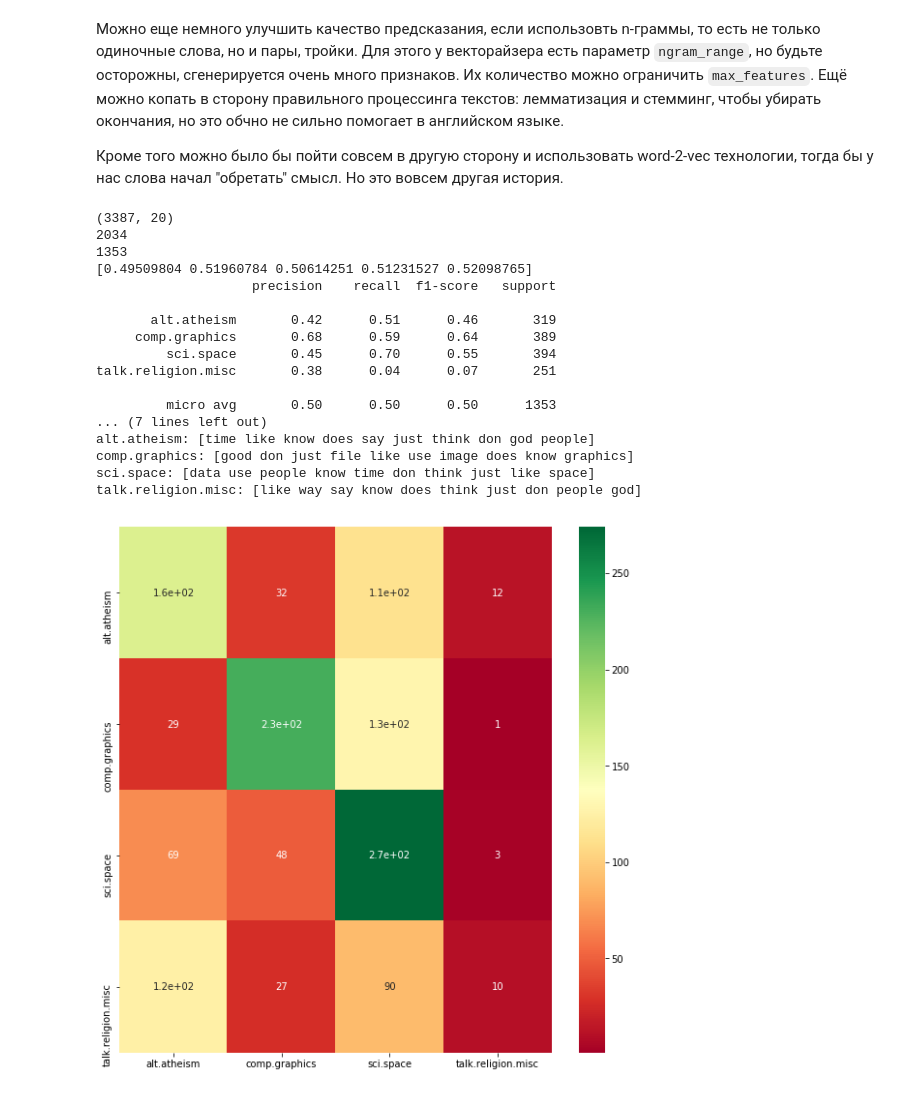
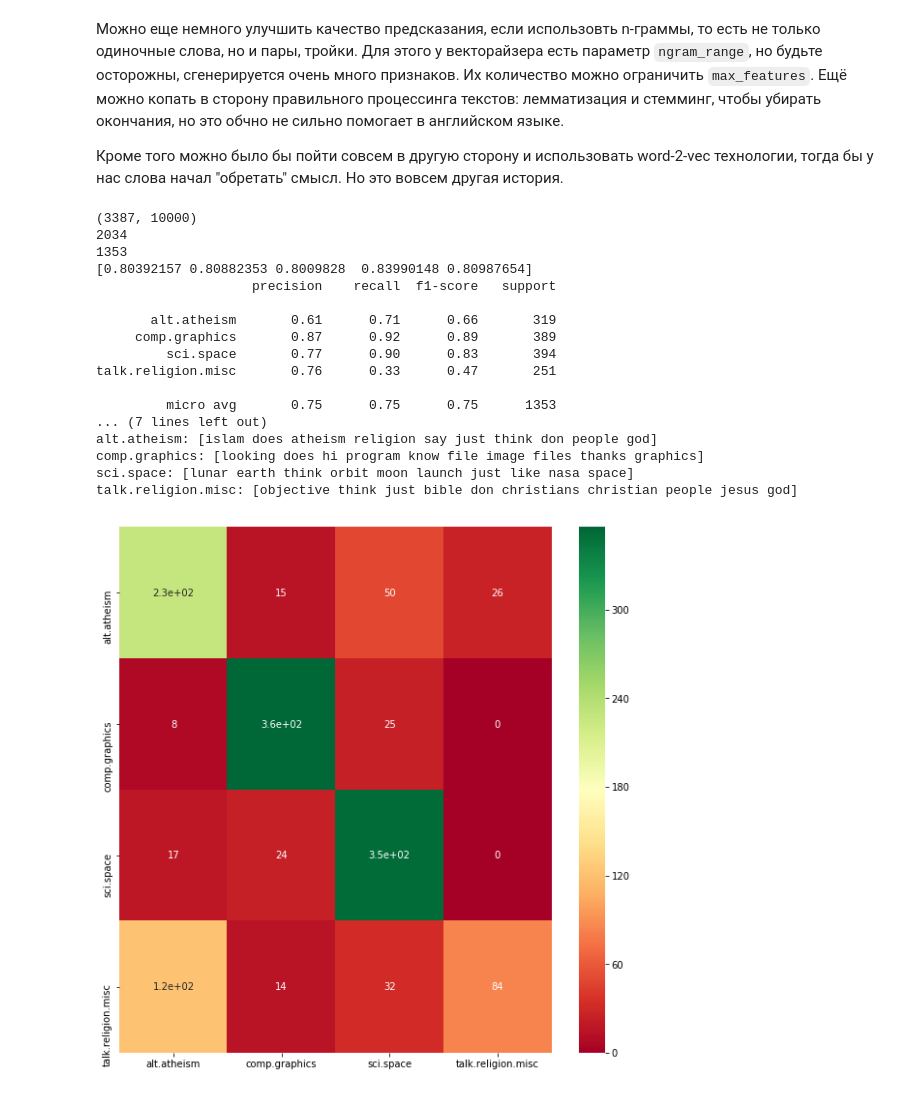
Before and after one commit to evggenshch/7bits_ML_1819, a Jupyter notebook: week08_workshop_08-01-text-classification-bayes_workshop.ipynb, the cells around one changed output. Saved outputs shown, nothing was run; the diff lists cells and outputs as text; code cells hidden in the pictures.

```diff
--- a/week08_workshop_08-01-text-classification-bayes_workshop.ipynb
+++ b/week08_workshop_08-01-text-classification-bayes_workshop.ipynb
@@ -333,38 +333,38 @@ talk.religion.misc: [objective think just don bible christians christian people
 
 Кроме того можно было бы пойти совсем в другую сторону и использовать word-2-vec технологии, тогда бы у нас слова начал "обретать" смысл. Но это вовсем другая история.
 # %%
-vectorizer_ngram = TfidfVectorizer(stop_words='english', ngram_range=(1,3), max_features=20)
+vectorizer_ngram = TfidfVectorizer(stop_words='english', ngram_range=(1,3), max_features=10000)
 result_ngram = vectorizer_ngram.fit_transform(X_train_ngram.data + X_test_ngram.data)
 print(result_ngram.shape)
 print(len(X_train_ngram.data))
 print(len(X_test_ngram.data))
 clf_ngram = MultinomialNB()
 scores_ngram = cross_val_score(clf_ngram, result_ngram[0: len(X_train_ngram.data)], y_train, cv=5, scoring = 'accuracy')
 print(scores_ngram)
 clf_ngram.fit(result_ngram[0:len(X_train_ngram.data)], y_train)
 y_model_ngram = clf_ngram.predict(result_ngram[len(X_train_ngram.data): result_ngram.shape[0]])
 
 print(classification_report(y_true = y_test, y_pred = y_model_ngram, target_names=topics))
 print(confusion_matrix(y_true = y_test, y_pred = y_model_ngram))
 corr_fig_h_ngram, corr_ax_h_ngram = plt.subplots(figsize=(10,10))
 sns.heatmap(confusion_matrix(y_true = y_test, y_pred = y_model_ngram), annot=True, ax=corr_ax_h_ngram, cmap=plt.get_cmap('RdYlGn'), xticklabels=topics, yticklabels=topics)
 show_top10(clf_ngram, vectorizer_ngram, X_train_ngram.target_names)
 # %% [output]
-(3387, 20)
+(3387, 10000)
 2034
 1353
-[0.49509804 0.51960784 0.50614251 0.51231527 0.52098765]
+[0.80392157 0.80882353 0.8009828  0.83990148 0.80987654]
                     precision    recall  f1-score   support
 
-       alt.atheism       0.42      0.51      0.46       319
-     comp.graphics       0.68      0.59      0.64       389
-         sci.space       0.45      0.70      0.55       394
-talk.religion.misc       0.38      0.04      0.07       251
+       alt.atheism       0.61      0.71      0.66       319
+     comp.graphics       0.87      0.92      0.89       389
+         sci.space       0.77      0.90      0.83       394
+talk.religion.misc       0.76      0.33      0.47       251
 
-         micro avg       0.50      0.50      0.50      1353
+         micro avg       0.75      0.75      0.75      1353
 ... (7 lines left out)
-alt.atheism: [time like know does say just think don god people]
-comp.graphics: [good don just file like use image does know graphics]
-sci.space: [data use people know time don think just like space]
-talk.religion.misc: [like way say know does think just don people god]
+alt.atheism: [islam does atheism religion say just think don people god]
+comp.graphics: [looking does hi program know file image files thanks graphics]
+sci.space: [lunar earth think orbit moon launch just like nasa space]
+talk.religion.misc: [objective think just bible don christians christian people jesus god]
-[figure, old version]
+[figure, new version]
```
Also changed, not shown: parts of 1 cell of this notebook, 2 other files.
